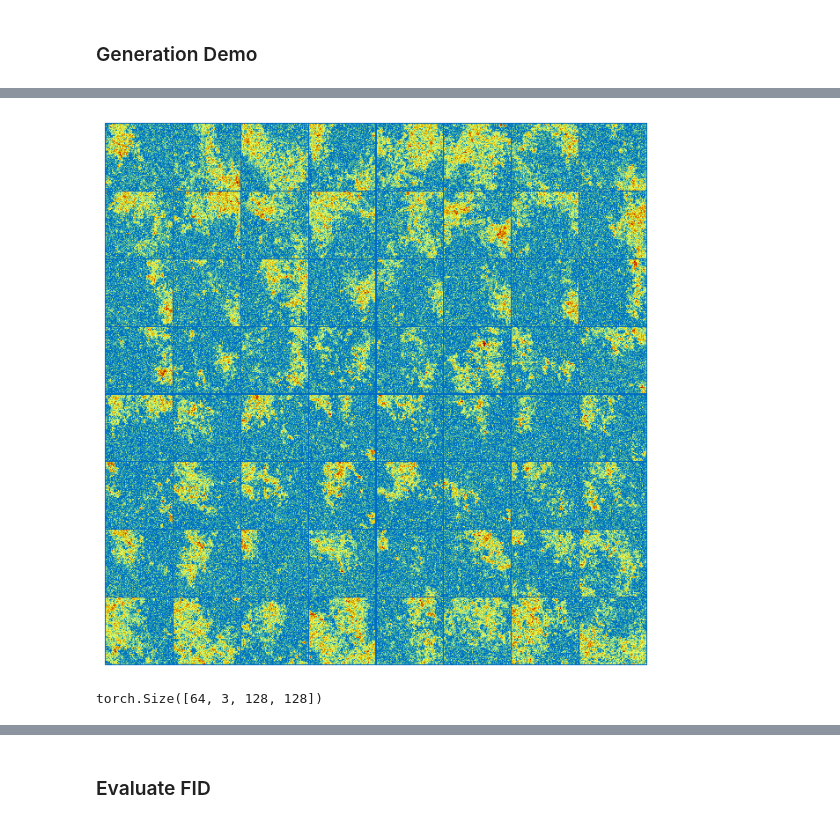
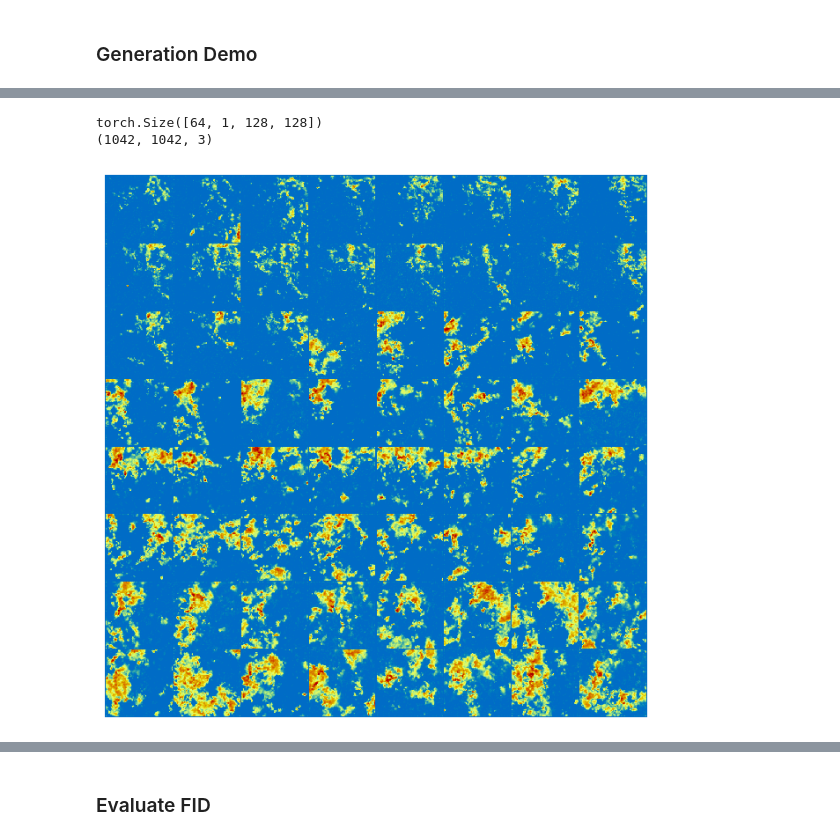
Before and after one commit to Ahyg/py-meanflow, a Jupyter notebook: meanflow/demo.ipynb, the cells around one changed output, grey strips where cells are left out. Drawn from its saved outputs; the diff is of its cells as text; code cells hidden in the pictures.

```diff
--- a/meanflow/demo.ipynb
+++ b/meanflow/demo.ipynb
@@ -31,24 +31,24 @@ args.output_dir = "./tmp"
 args.dataset = "shrimp"
 args.batch_size = 64
 args.lr = 0.0006
-args.eval_frequency = 50
-args.epochs = 400
-args.log_per_step = 100
+args.eval_frequency = 1000
+args.epochs = 3000
+args.log_per_step = 1
 args.tr_sampler = "v1"
 args.P_mean_t = -0.6
 args.P_std_t = 1.6
 args.P_mean_r = -4.0
 args.P_std_r = 1.6
-args.warmup_epochs = 200
+args.warmup_epochs = 100
 args.norm_p = 0.75
 args.ratio = 0.75
 args.dropout = 0.2
-args.sat_files_path = "/mnt/ssd_1/yghu/Data/dataset/noradar"
-args.radar_files_path = "/mnt/ssd_1/yghu/Data/dataset/radar/71"
+args.sat_files_path = "/mnt/ssd_1/yghu/Data/tiny_original_dataset"
+args.radar_files_path = "/mnt/ssd_1/yghu/Data/tiny_original_dataset"
 args.coverage_threshold = 0.1
 args.seed = 42
-args.block_size = 96
-args.split_ratio = (0.7,0.2,0.1)
+args.block_size = 1
+args.split_ratio = (0.1,0.2,0.1)
 args.retrieve_dataset = True
 
 chkpt = "tmp/checkpoint-last.pth"
@@ -127,28 +130,27 @@ conds = conds.permute(0, 3, 1, 2).to(args.device, non_blocking=True)
 # %%
 import numpy as np
 import cmweather
 nrow = 8
 num_samples = nrow**2
 torch.manual_seed(0)
 with torch.no_grad():
-    imgs = model.sample(cond=conds, samples_shape=(num_samples, 1, 128, 128), net=model.net_ema1, device=device)
+    imgs = model.sample(cond=conds, samples_shape=(num_samples, 1, 128, 128), net=model.net, device=device)
 
 imgs = torch.clamp(imgs * 0.5 + 0.5, min=0.0, max=1.0)
 imgs = torch.floor(imgs * 60)
-imgs = imgs.to(torch.uint8)
-
+#imgs = imgs.to(torch.uint8)
+print(imgs.shape)
 grid = make_grid(imgs, nrow=nrow).permute(1, 2, 0).cpu().numpy()
+print(grid.shape)
 grid = grid[:, :,2]
 cmap="HomeyerRainbow"
 plt.figure(figsize=(nrow, nrow))
 #plt.imshow(np.ma.masked_less(grid, 1), cmap=cmap, vmin=0, vmax=60, interpolation='none')
 plt.imshow(grid, cmap=cmap, vmin=0, vmax=60, interpolation='none')
 plt.axis('off')
 plt.show()
 # %% [output]
+torch.Size([64, 1, 128, 128])
+(1042, 1042, 3)
-[figure, old version]
+[figure, new version]
-# %%
-print(conds[:,0:3,:,:].shape)
-# %% [output]
-torch.Size([64, 3, 128, 128])
 # %%
```
Also changed, not shown: parts of 6 cells of this notebook, 16 other files.
